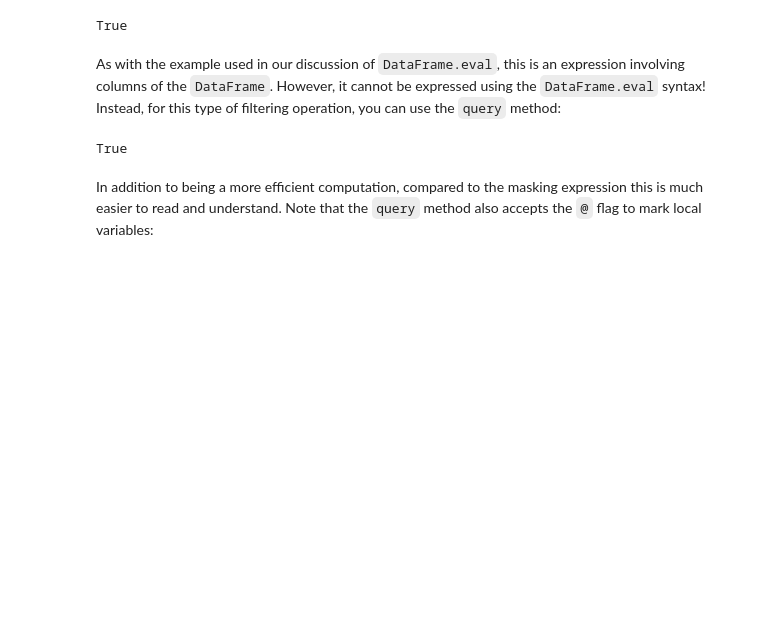
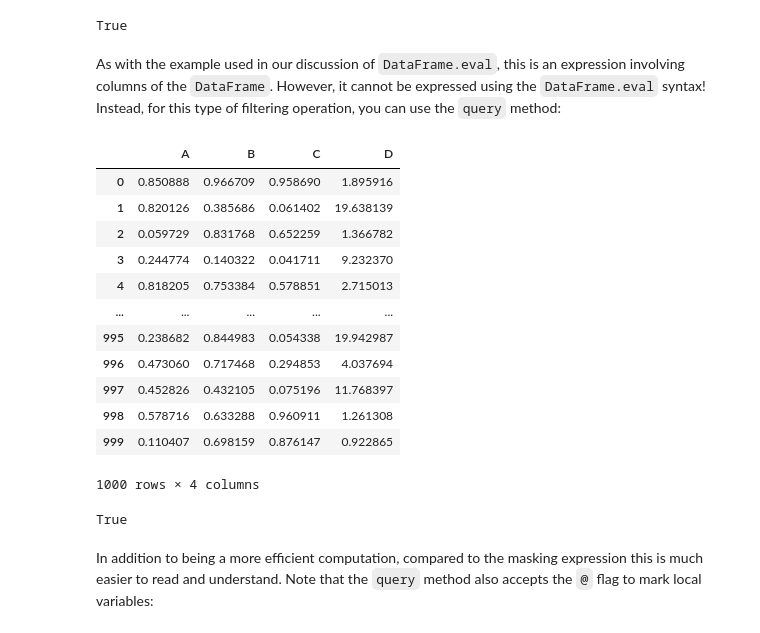
Before and after one commit to StasyChernyshov/Python-Data-Science-HandBook, a Jupyter notebook: 03_12_Performance_Eval_and_Query.ipynb, the cells around one changed output. Drawn from its saved outputs; the diff is of its cells as text; code cells hidden in the pictures; blank space fills up the shorter version.

```diff
--- a/03_12_Performance_Eval_and_Query.ipynb
+++ b/03_12_Performance_Eval_and_Query.ipynb
@@ -195,7 +206,7 @@ df.head()
 # %% [markdown]
 In the same way, any existing column can be modified:
 # %%
-df.eval('D = (A - B) / C', inplace=True)
+df.eval('D=(A+B)/C',inplace=True)
 df.head()
 # %% [output]
 |  | A | B | C | D |
@@ -234,6 +245,22 @@ True
 As with the example used in our discussion of `DataFrame.eval`, this is an expression involving columns of the `DataFrame`.
 However, it cannot be expressed using the `DataFrame.eval` syntax!
 Instead, for this type of filtering operation, you can use the `query` method:
+# %%
+df
+# %% [output]
+|  | A | B | C | D |
+| 0 | 0.850888 | 0.966709 | 0.958690 | 1.895916 |
+| 1 | 0.820126 | 0.385686 | 0.061402 | 19.638139 |
+| 2 | 0.059729 | 0.831768 | 0.652259 | 1.366782 |
+| 3 | 0.244774 | 0.140322 | 0.041711 | 9.232370 |
+| 4 | 0.818205 | 0.753384 | 0.578851 | 2.715013 |
+| ... | ... | ... | ... | ... |
+| 995 | 0.238682 | 0.844983 | 0.054338 | 19.942987 |
+| 996 | 0.473060 | 0.717468 | 0.294853 | 4.037694 |
+| 997 | 0.452826 | 0.432105 | 0.075196 | 11.768397 |
+| 998 | 0.578716 | 0.633288 | 0.960911 | 1.261308 |
+| 999 | 0.110407 | 0.698159 | 0.876147 | 0.922865 |
+1000 rows × 4 columns
 # %%
 result2 = df.query('A < 0.5 and B < 0.5')
 np.allclose(result1, result2)
```
Also changed, not shown: parts of 5 cells of this notebook.
